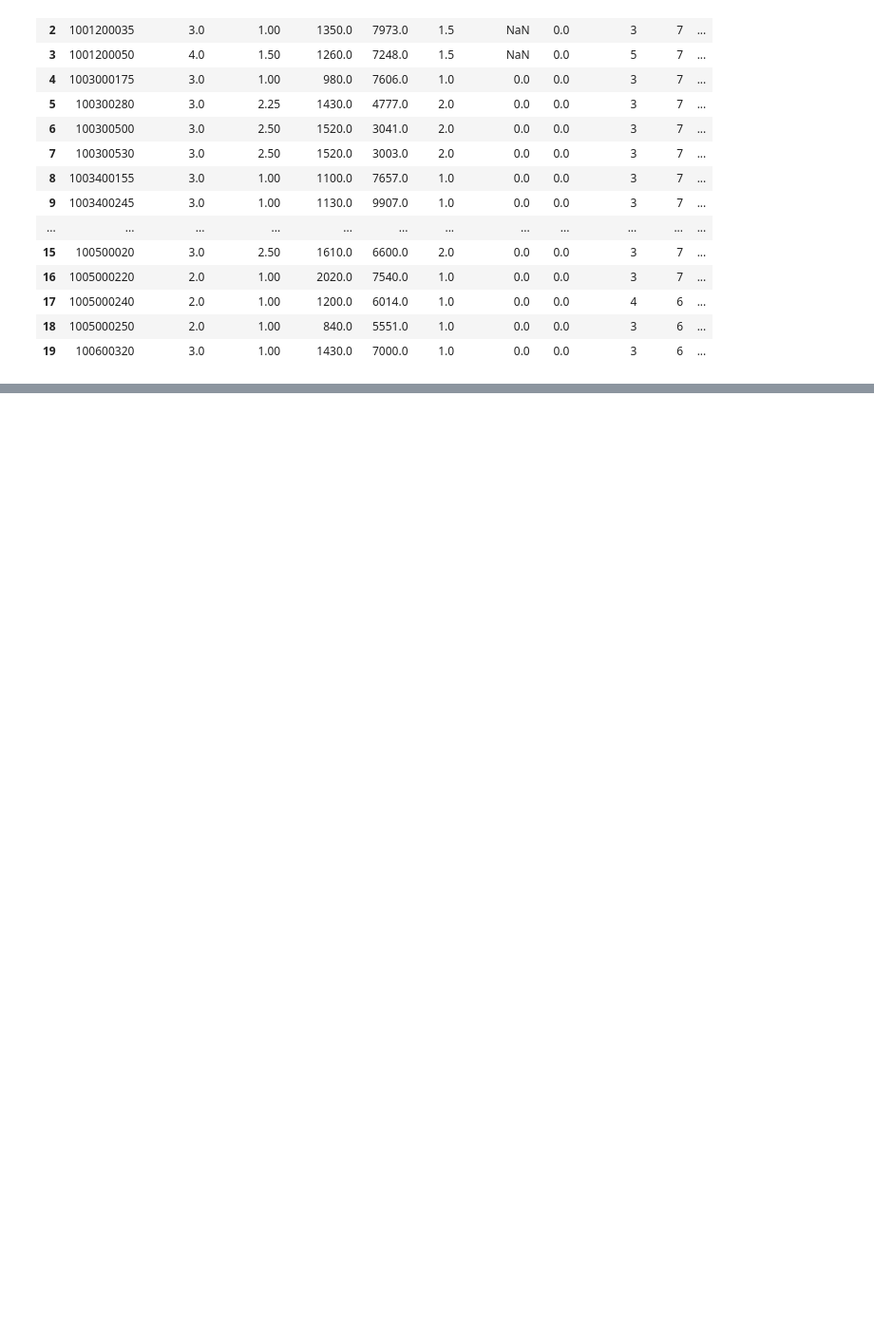
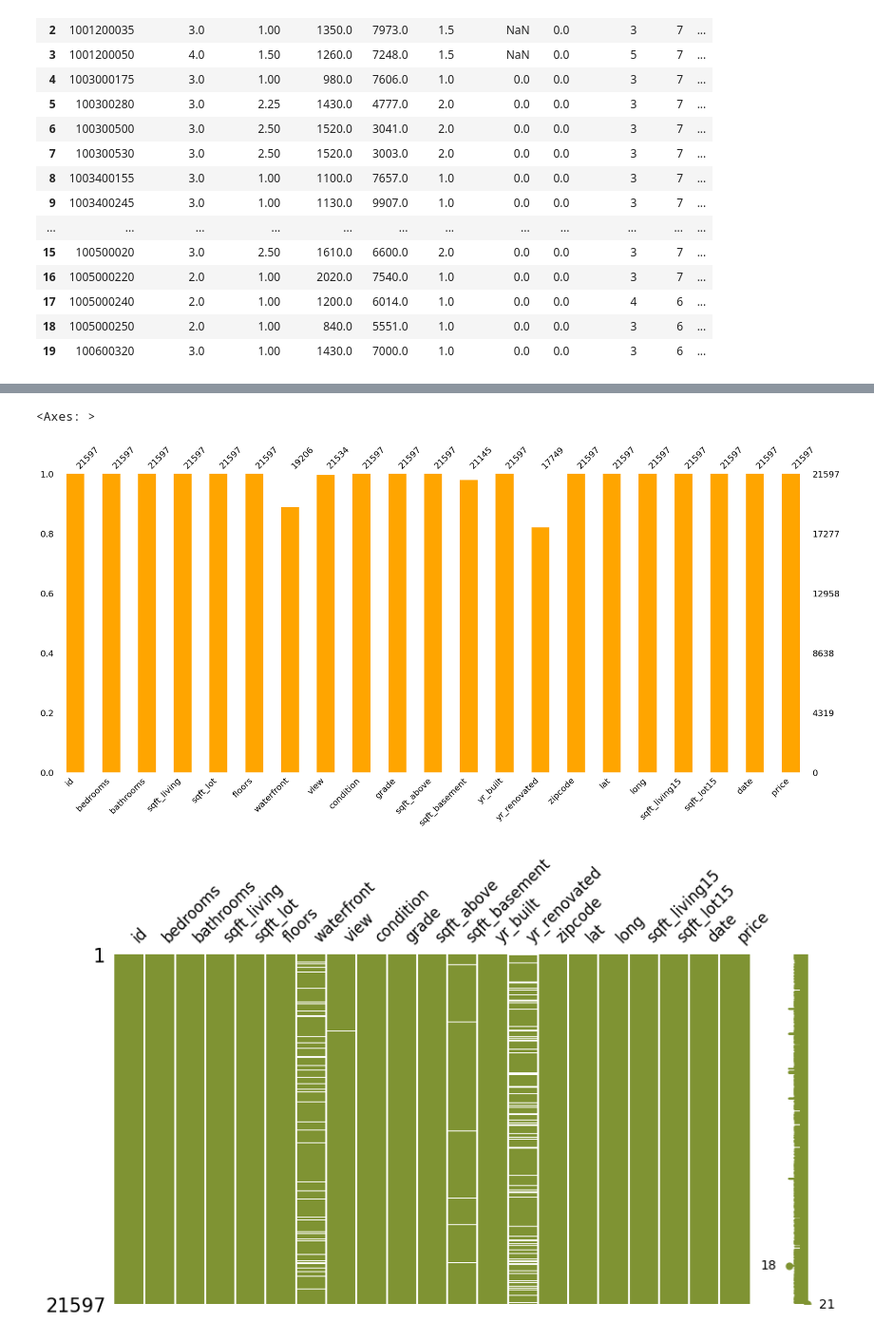
Before and after one commit to vaibhavredekar/ds-eda-project, a Jupyter notebook: eda_project_implementation.ipynb, the cells around one changed output, grey strips where cells are left out. Shown: that part at 95% size. Saved outputs shown, nothing was run; the diff lists cells and outputs as text; code cells hidden in the pictures; blank space fills up the shorter version.

Commit message:
[Add]: data cleaning for column yr_renovated

```diff
--- a/eda_project_implementation.ipynb
+++ b/eda_project_implementation.ipynb
@@ -198,0 +156,9 @@ msno.matrix(df_housing_prices_data, figsize=(10,5), fontsize=12, color=(1, 0.38,
+# %%
+# Read the housing price data
+def re_read_df_housing_price():
+    return  pd.read_csv('data\eda_house_price_details.csv', delimiter=',')
+
+df_housing_prices_data = re_read_df_housing_price()
+
+df_housing_prices_data.head(10)
+df_housing_prices_data.tail(10)
@@ -198,0 +196,7 @@ msno.matrix(df_housing_prices_data, figsize=(10,5), fontsize=12, color=(1, 0.38,
+# %%
+msno.bar(df_housing_prices_data,color='orange')
+msno.matrix(df_housing_prices_data, sparkline=True, figsize=(10,5), fontsize=12, color=(0.5, 0.58, 0.2))
+# %% [output]
+<Axes: >
+[figure, added]
+[figure, added]
```
Also changed, not shown: parts of 11 cells of this notebook.
